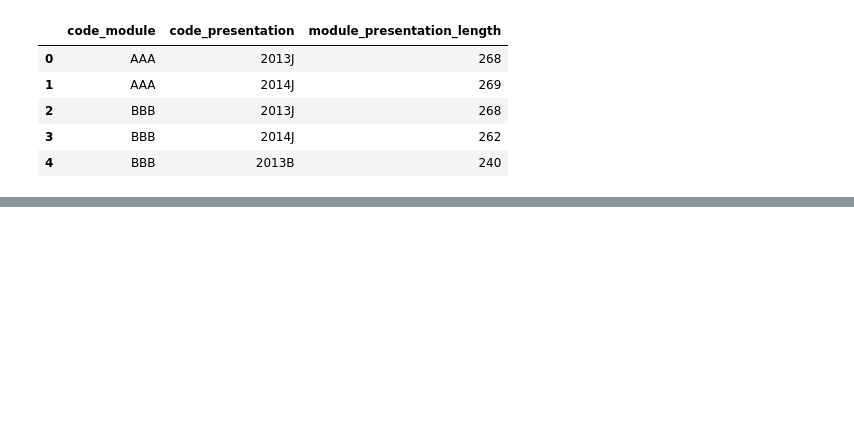
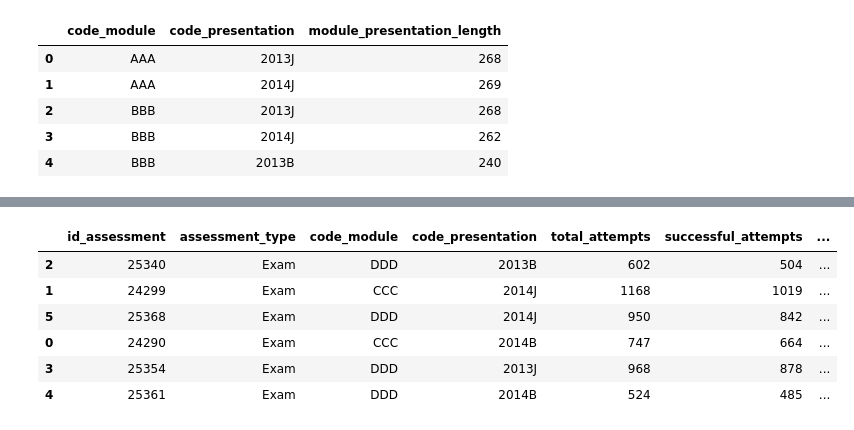
Before and after one commit to shvartzdev/analytics, a Jupyter notebook: 06_project/mini-project.ipynb, the cells around one changed output, grey strips where cells are left out. Saved outputs shown, nothing was run; the diff lists cells and outputs as text; code cells hidden in the pictures; blank space fills up the shorter version.

```diff
--- a/06_project/mini-project.ipynb
+++ b/06_project/mini-project.ipynb
@@ -83,0 +205,2 @@ courses.head()
+# %%
+assessments_total = pd.merge(studentAssessment, assessments, on='id_assessment', how='left')
@@ -83,0 +211,2 @@ courses.head()
+# %%
+assessments_total['success_exam'] = assessments_total.score >= 40
@@ -83,0 +239,6 @@ courses.head()
+# %%
+total_attempts = assessments_total.query('assessment_type == "Exam"') \
+    .groupby(['id_assessment', 'assessment_type', 'code_module', 'code_presentation']).agg(
+        total_attempts=('success_exam', 'count'),
+        successful_attempts=('success_exam', 'sum')
+    ).reset_index()
@@ -83,0 +255,12 @@ courses.head()
+# %%
+total_attempts['total'] = total_attempts.successful_attempts / total_attempts.total_attempts
+# %%
+total_attempts.sort_values(by='total')
+# %% [output]
+|  | id_assessment | assessment_type | code_module | code_presentation | total_attempts | successful_attempts | ... |
+| 2 | 25340 | Exam | DDD | 2013B | 602 | 504 | ... |
+| 1 | 24299 | Exam | CCC | 2014J | 1168 | 1019 | ... |
+| 5 | 25368 | Exam | DDD | 2014J | 950 | 842 | ... |
+| 0 | 24290 | Exam | CCC | 2014B | 747 | 664 | ... |
+| 3 | 25354 | Exam | DDD | 2013J | 968 | 878 | ... |
+| 4 | 25361 | Exam | DDD | 2014B | 524 | 485 | ... |
```
Also changed, not shown: parts of 43 cells of this notebook.
